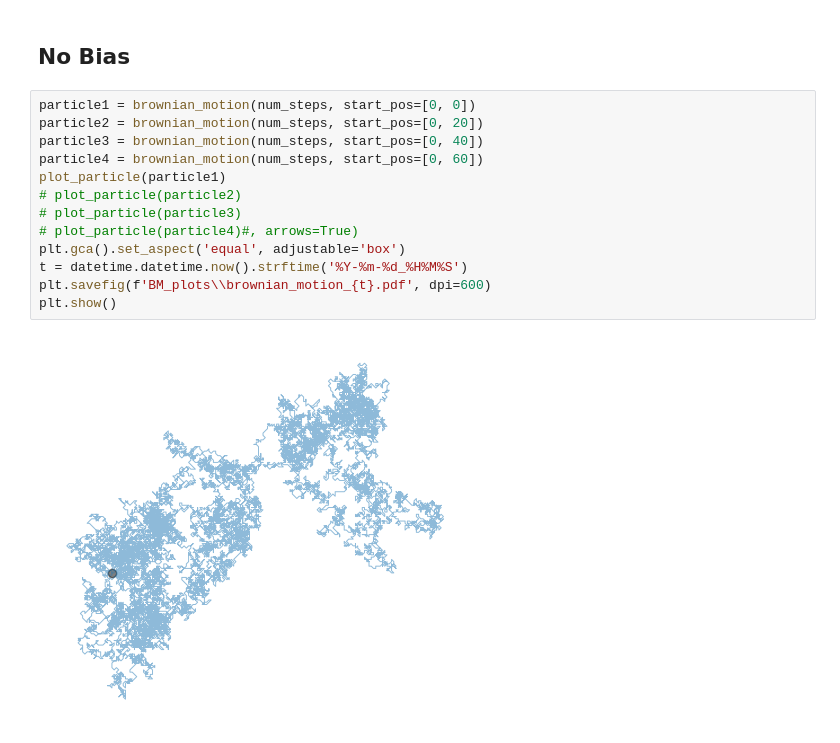
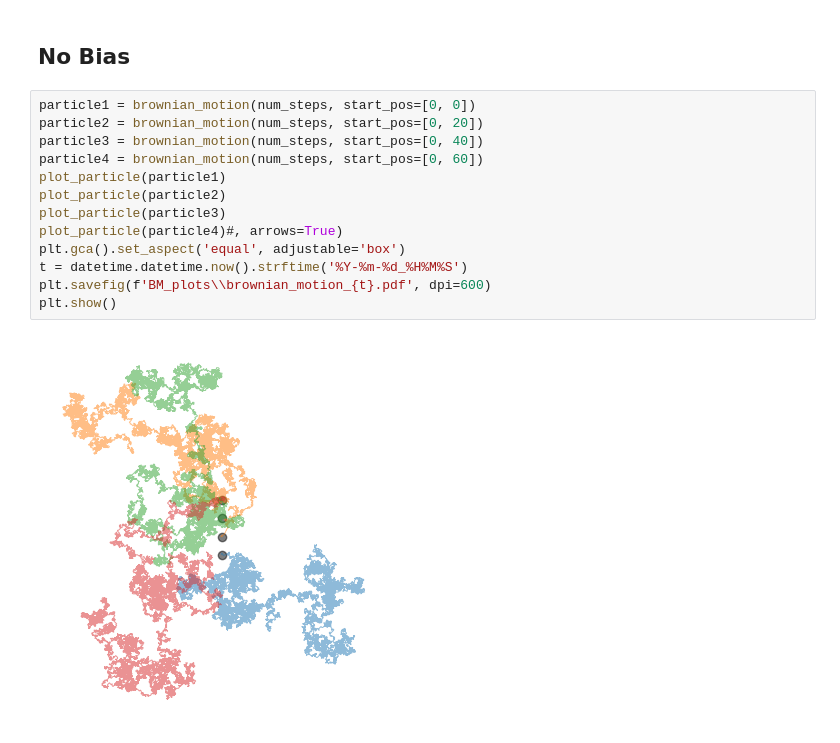
Before and after one commit to isabelnic/Photography, a Jupyter notebook: BM_plot.ipynb, the cells around one changed output. Cells and saved outputs as stored; diff of their text form.

```diff
--- a/BM_plot.ipynb
+++ b/BM_plot.ipynb
@@ -62,15 +62,15 @@ plt.show()
 # %%
 particle1 = brownian_motion(num_steps, start_pos=[0, 0])
 particle2 = brownian_motion(num_steps, start_pos=[0, 20])
 particle3 = brownian_motion(num_steps, start_pos=[0, 40])
 particle4 = brownian_motion(num_steps, start_pos=[0, 60])
 plot_particle(particle1)
-# plot_particle(particle2)
-# plot_particle(particle3)
-# plot_particle(particle4)#, arrows=True)
+plot_particle(particle2)
+plot_particle(particle3)
+plot_particle(particle4)#, arrows=True)
 plt.gca().set_aspect('equal', adjustable='box')
 t = datetime.datetime.now().strftime('%Y-%m-%d_%H%M%S')
 plt.savefig(f'BM_plots\\brownian_motion_{t}.pdf', dpi=600)
 plt.show()
 # %% [output]
-[figure, old version]
+[figure, new version]
```
Also changed, not shown: parts of 1 cell of this notebook, 2 other files.
